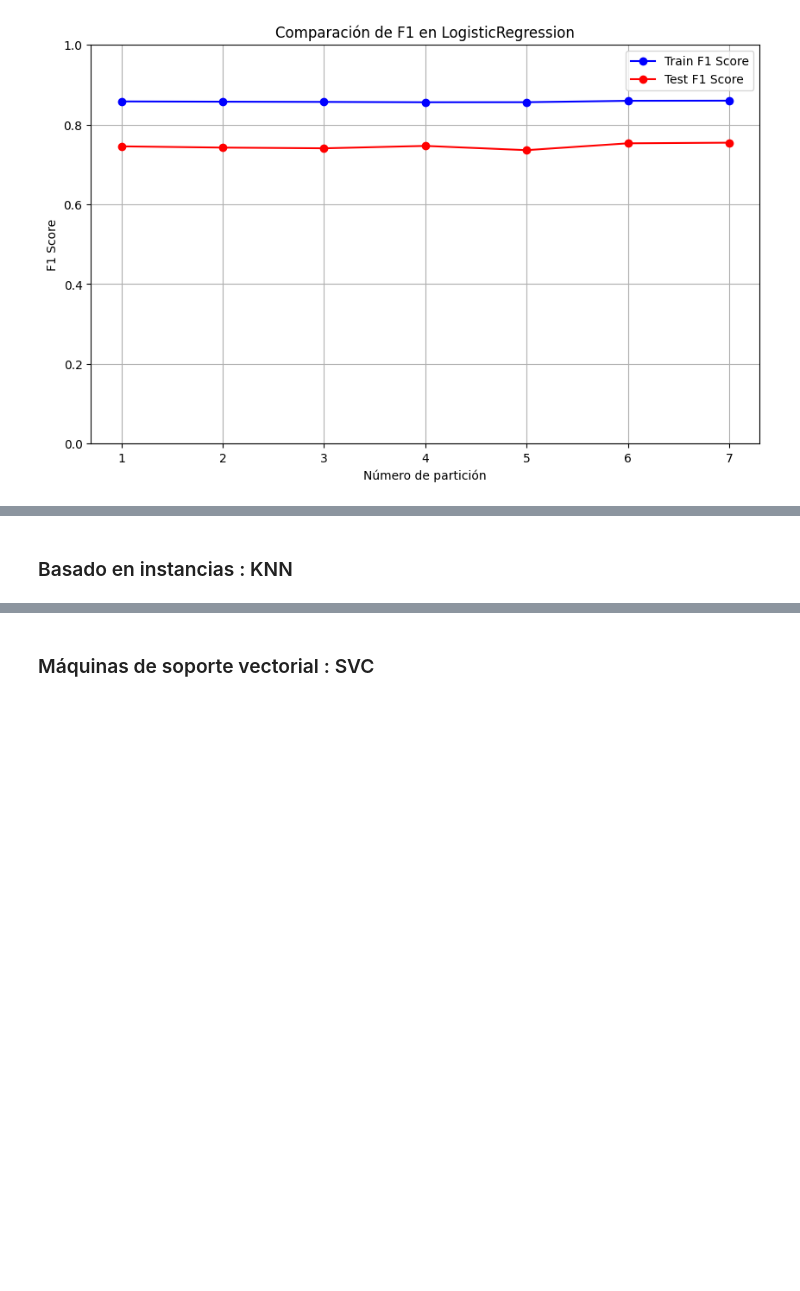
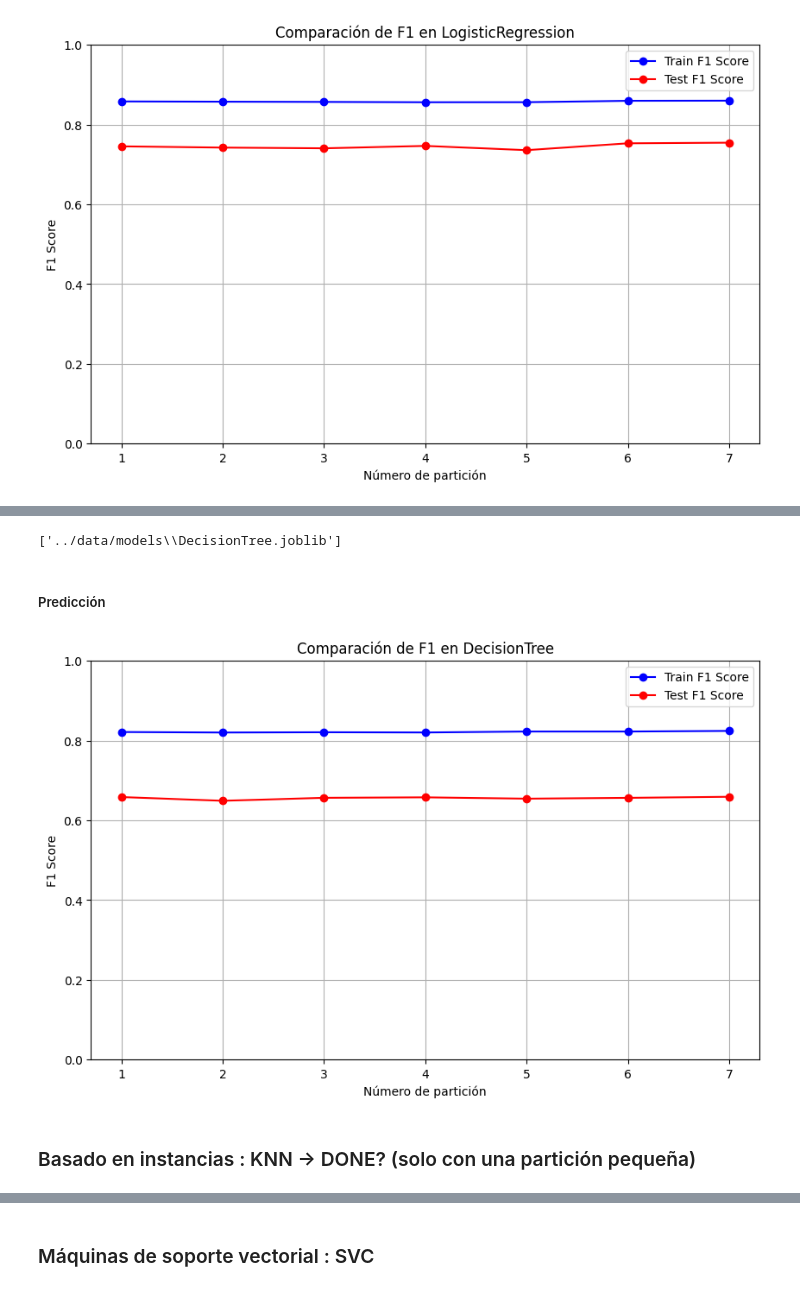
Before and after one commit to kliniik/Practica_AAI_1, a Jupyter notebook: supervised.ipynb, the cells around one changed output, grey strips where cells are left out. Drawn from its saved outputs; the diff is of its cells as text; code cells hidden in the pictures; blank space fills up the shorter version.

```diff
--- a/supervised.ipynb
+++ b/supervised.ipynb
@@ -237,0 +320,8 @@ results_dict['DecisionTree'] = evaluate_model(X_train, X_test, y_train, y_test,
+# %%
+dir = "../data/models"
+model_path = os.path.join(dir, "DecisionTree.joblib")
+joblib.dump(ensemble_model, model_path)
+# %% [output]
+['../data/models\\DecisionTree.joblib']
+# %% [markdown]
+##### Predicción
@@ -238,2 +333,6 @@ results_dict['DecisionTree'] = evaluate_model(X_train, X_test, y_train, y_test,
+# %%
+plot_results('DecisionTree')
+# %% [output]
+[figure, added]
 # %% [markdown]
-### Basado en instancias : KNN
+### Basado en instancias : KNN -> DONE? (solo con una partición pequeña)
```
Also changed, not shown: parts of 43 cells of this notebook.
